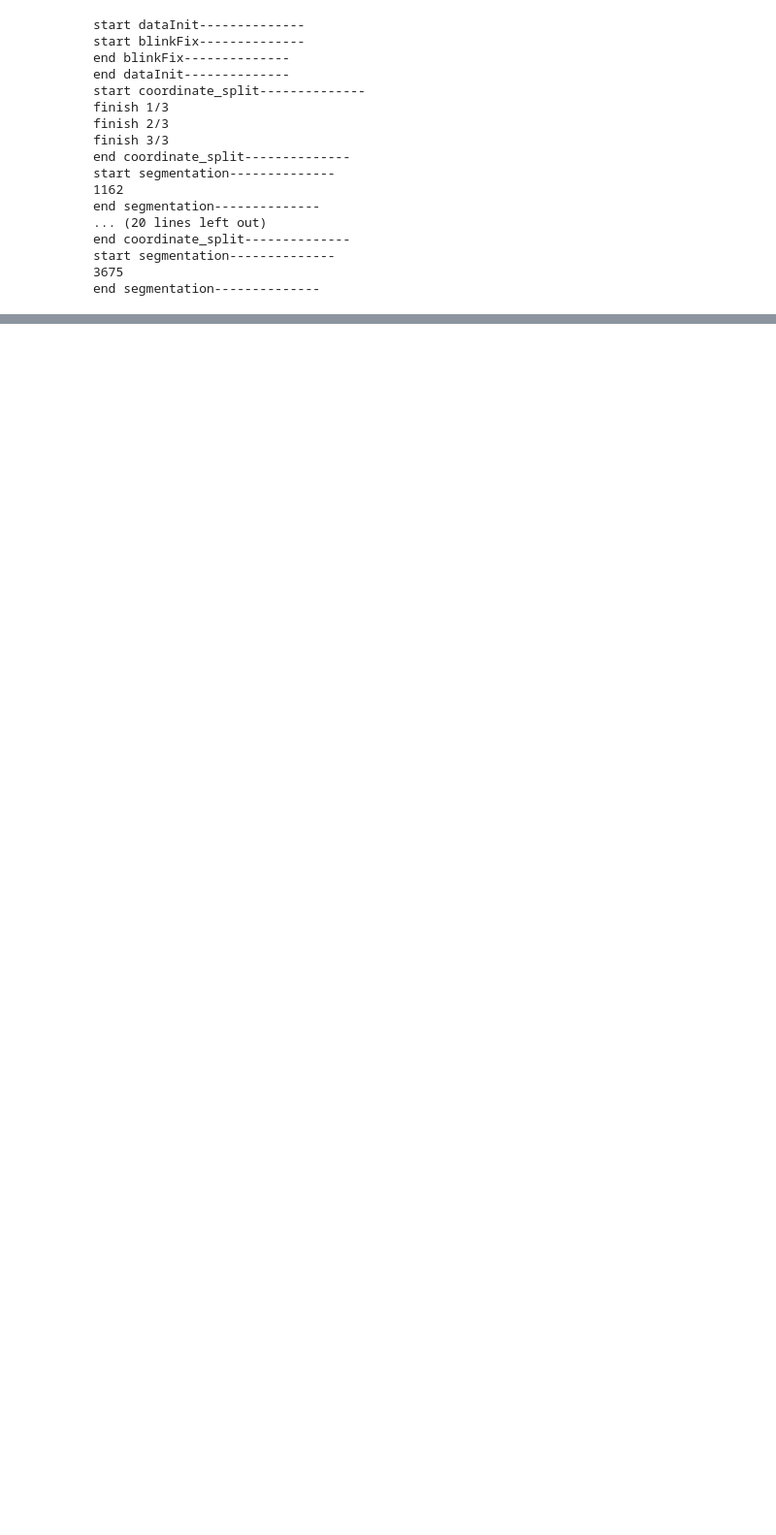
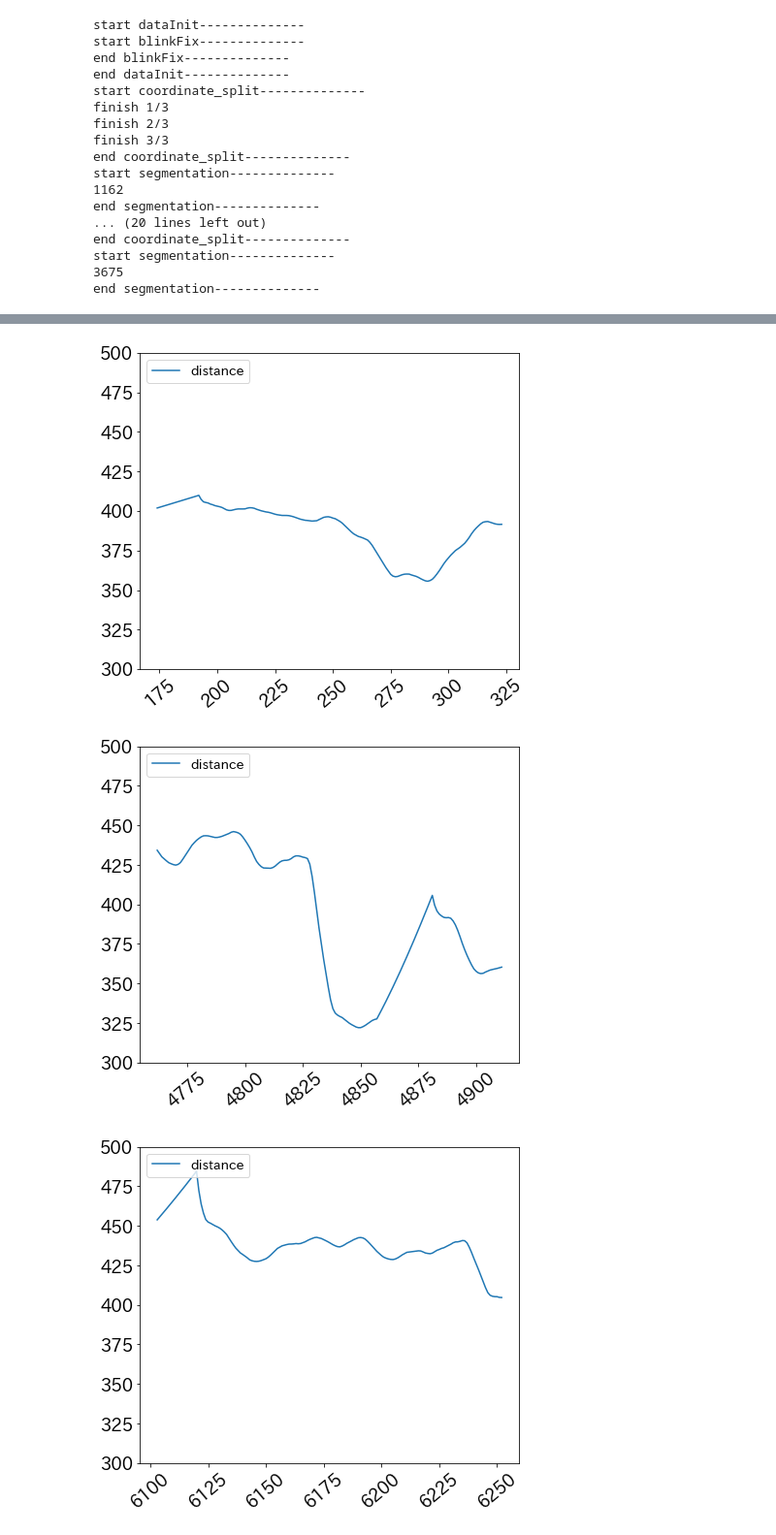
Before and after one commit to SakiMuraoka/GazeApplication, a Jupyter notebook: jupyter_notebook/map.ipynb, the cells around one changed output, grey strips where cells are left out. Shown: that part at 97% size. Drawn from its saved outputs; the diff is of its cells as text; code cells hidden in the pictures; blank space fills up the shorter version.

```diff
--- a/jupyter_notebook/map.ipynb
+++ b/jupyter_notebook/map.ipynb
@@ -538,0 +618,35 @@ clfI1_score: 0.49333288662556957
+# %%
+sdata = data1.copy()
+opeList = Seg(sdata, 150)
+# %%
+width = 400
+pltSeg = opeList['drug'][0]
+from matplotlib import pyplot as plt
+plt.plot(pltSeg.index, pltSeg['distance'],label="distance")
+# plt.plot(pltSeg.index, pltSeg['opeDistance'],label="opeDistance")
+plt.xticks(rotation=40)
+plt.ylim(300,500)
+plt.legend(loc="upper left", fontsize=14)
+plt.show()
+
+pltSeg = opeList['drug'][10]
+from matplotlib import pyplot as plt
+plt.plot(pltSeg.index, pltSeg['distance'],label="distance")
+# plt.plot(pltSeg.index, pltSeg['opeDistance'],label="opeDistance")
+plt.xticks(rotation=40)
+plt.ylim(300,500)
+plt.legend(loc="upper left", fontsize=14)
+plt.show()
+
+pltSeg = opeList['drug'][20]
+from matplotlib import pyplot as plt
+plt.plot(pltSeg.index, pltSeg['distance'],label="distance")
+# plt.plot(pltSeg.index, pltSeg['opeDistance'],label="opeDistance")
+plt.xticks(rotation=40)
+plt.ylim(300,500)
+plt.legend(loc="upper left", fontsize=14)
+plt.show()
+# %% [output]
+[figure, added]
+[figure, added]
+[figure, added]
```
Also changed, not shown: parts of 13 cells of this notebook, 7 other files.
